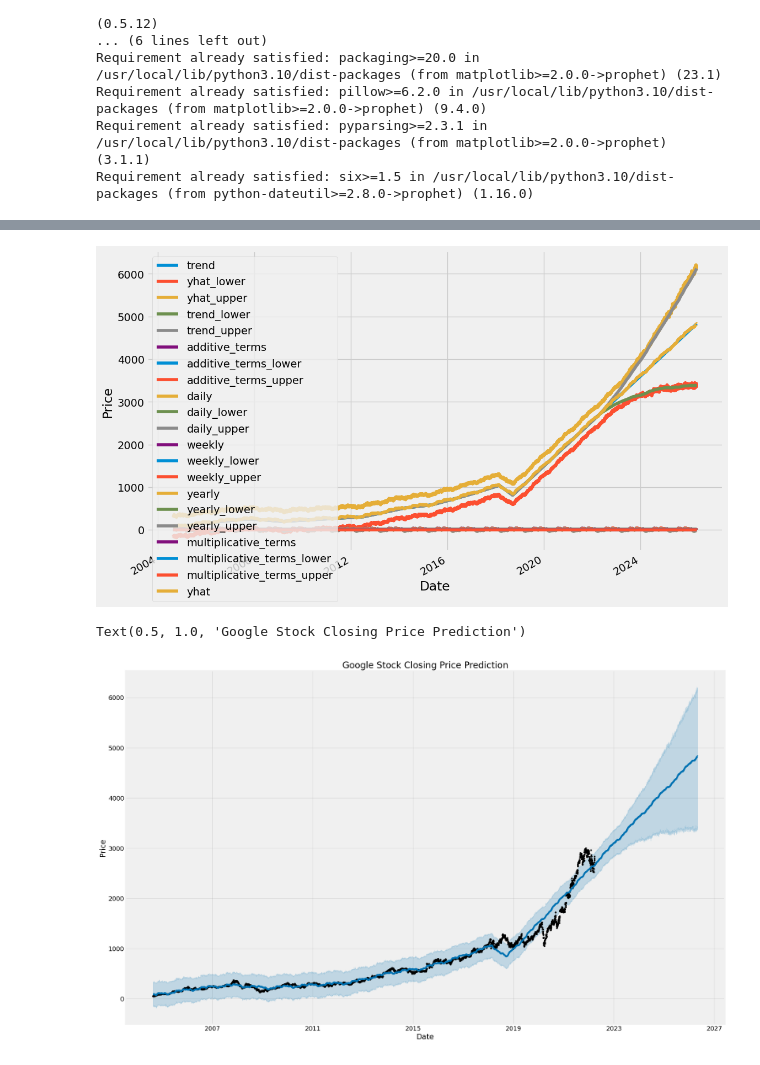
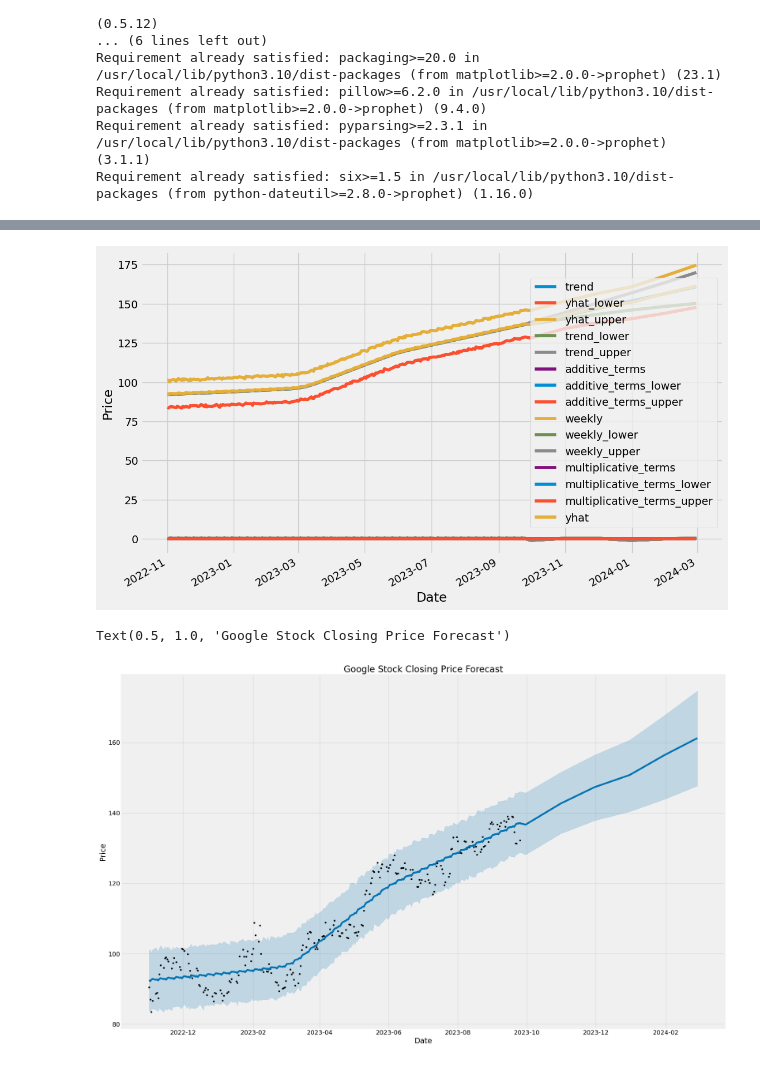
Before and after one commit to Marcotmr/Google-Stock-Price-Forecasting-with-Prophet, a Jupyter notebook: Google_Stock_Close_with_Prophet.ipynb, the cells around one changed output, grey strips where cells are left out. Cells and saved outputs as stored; diff of their text form; code cells hidden in the pictures.

```diff
--- a/Google_Stock_Close_with_Prophet.ipynb
+++ b/Google_Stock_Close_with_Prophet.ipynb
@@ -49,4 +49,4 @@ from datetime import date, timedelta
 import matplotlib.pyplot as plt
 plt.style.use('fivethirtyeight')
 # %%
-google_stock = pd.read_csv('/content/GOOGL.csv')
+google_stock = pd.read_csv('/content/Download Data - STOCK_US_XNAS_GOOG (2).csv')
@@ -53,6 +69,6 @@ google_stock = pd.read_csv('/content/GOOGL.csv')
 # %%
 #delete unecessary columns
-google_stock = google_stock.drop(google_stock.columns[[1,2,3,5,6]], axis=1)
+google_stock = google_stock.drop(google_stock.columns[[1,2,3,5]], axis=1)
 # %%
 #Transforming to stationary data
 google_stock['y'] = (google_stock['Close'])
@@ -84,6 +116,6 @@ plt.show()
 # %%
-# set the uncertainty interval to 95% (the Prophet default is 80%)
-my_model = Prophet(interval_width=0.95, daily_seasonality=True)
+#set the uncertainty interval to 95% (the Prophet default is 80%)
+my_model = Prophet(interval_width=0.95)
 # %%
 my_model.fit(google_stock)
 # %% [output]
@@ -98,7 +132,7 @@ INFO:cmdstanpy:Chain [1] start processing
 INFO:cmdstanpy:Chain [1] done processing
 <prophet.forecaster.Prophet at 0x...>
 # %%
-future_dates = my_model.make_future_dataframe(periods=1500, freq='d')
+future_dates = my_model.make_future_dataframe(periods=6, freq='m')
 future_dates.tail()
 # %% [output]
 |  | ds |
@@ -141,12 +175,12 @@ ax.set_ylabel('Price')
 ax.set_xlabel('Date')
 plt.show()
 # %% [output]
-[figure, old version]
+[figure, new version]
 # %%
 from prophet.plot import plot
 
 plot(my_model, forecast, figsize=(20, 12), uncertainty=True, xlabel = "Date", ylabel="Price")
-plt.title('Google Stock Closing Price Prediction')
+plt.title('Google Stock Closing Price Forecast')
 # %% [output]
-Text(0.5, 1.0, 'Google Stock Closing Price Prediction')
+Text(0.5, 1.0, 'Google Stock Closing Price Forecast')
-[figure, old version]
+[figure, new version]
```
Also changed, not shown: parts of 10 cells of this notebook.
